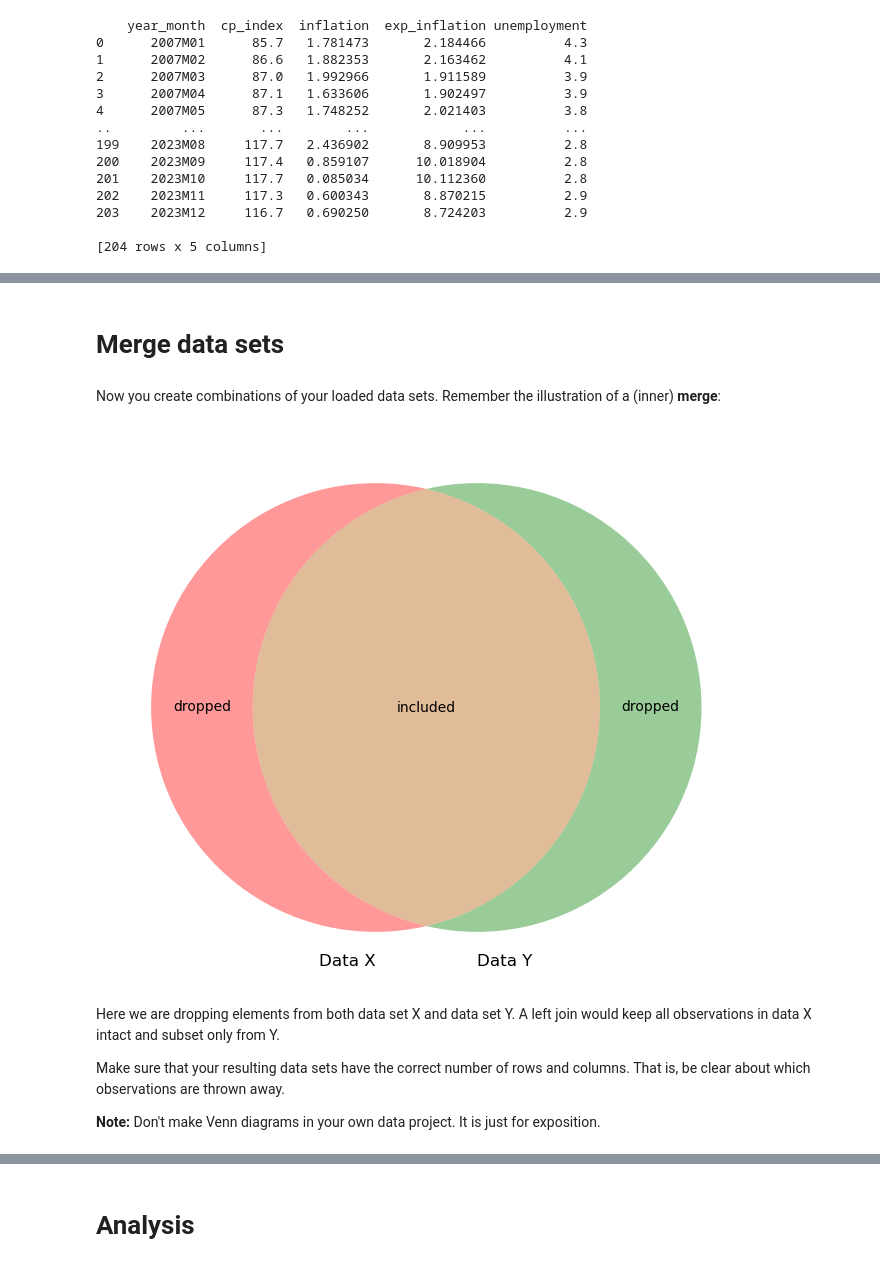
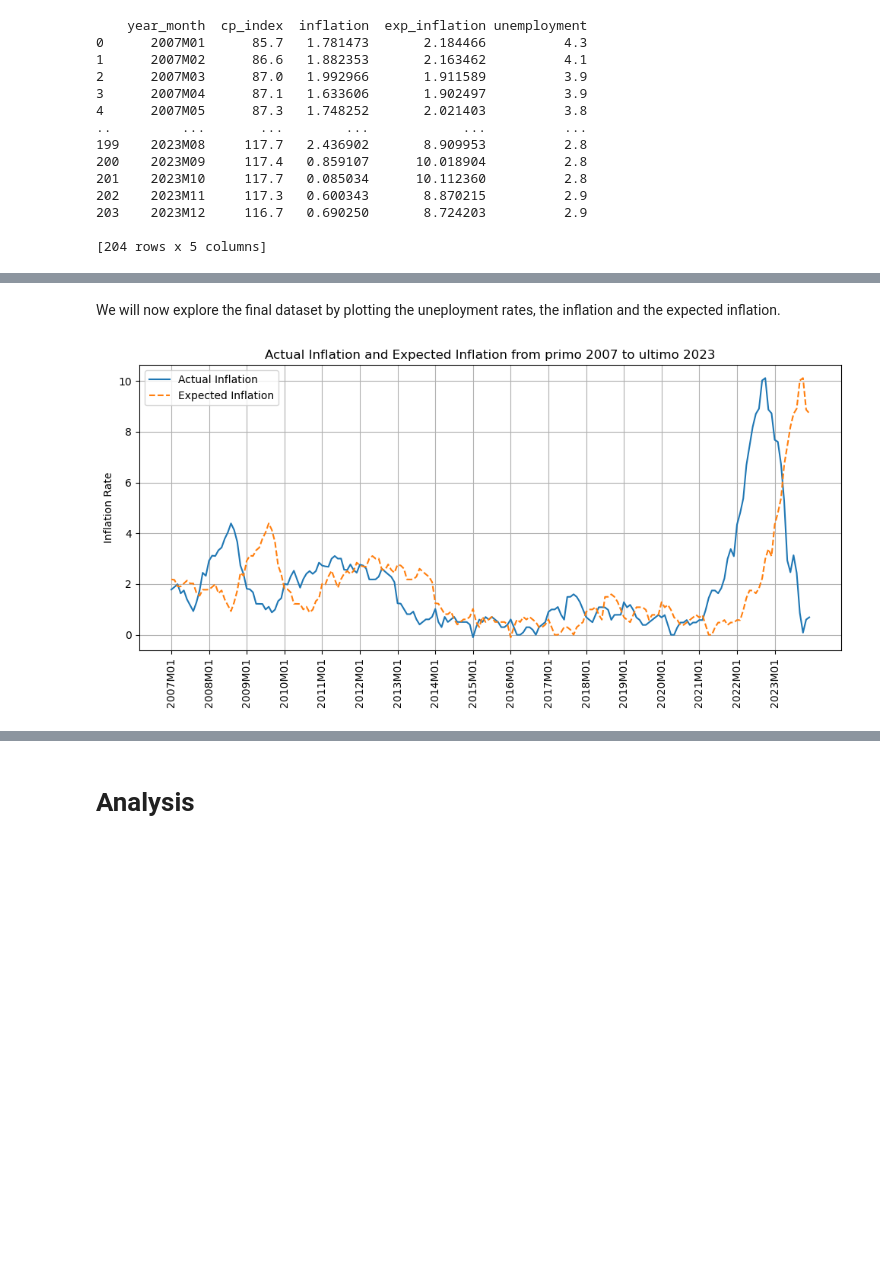
Before and after one commit to NumEconCopenhagen/projects-2024-simon-katrine, a Jupyter notebook: dataproject/dataproject.ipynb, the cells around one changed output, grey strips where cells are left out. Drawn from its saved outputs; the diff is of its cells as text; code cells hidden in the pictures; blank space fills up the shorter version.

```diff
--- a/dataproject/dataproject.ipynb
+++ b/dataproject/dataproject.ipynb
@@ -342,19 +326,34 @@ Explain what you see when moving elements of the interactive plot around.
-# %% [markdown]
-# Merge data sets
-# %% [markdown]
-Now you create combinations of your loaded data sets. Remember the illustration of a (inner) **merge**:
-# %%
-plt.figure(figsize=(15,7))
-v = venn2(subsets = (4, 4, 10), set_labels = ('Data X', 'Data Y'))
-v.get_label_by_id('100').set_text('dropped')
-v.get_label_by_id('010').set_text('dropped' )
-v.get_label_by_id('110').set_text('included')
-plt.show()
-# %% [output]
-[figure, removed]
-# %% [markdown]
-Here we are dropping elements from both data set X and data set Y. A left join would keep all observations in data X intact and subset only from Y.
-
-Make sure that your resulting data sets have the correct number of rows and columns. That is, be clear about which observations are thrown away.
-
-**Note:** Don't make Venn diagrams in your own data project. It is just for exposition.
+# %% [markdown]
+We will now explore the final dataset by plotting the uneployment rates, the inflation and the expected inflation.
+# %%
+# Convert the inflation data to numeric form for plotting
+#final_dataset['inflation'] = pd.to_numeric(final_dataset['inflation'], errors='coerce')
+#final_dataset['exp_inflation'] = pd.to_numeric(final_dataset['exp_inflation'], errors='coerce')
+
+# Create the static plot with matplotlib for actual and expected inflation
+plt.figure(figsize=(10, 5))
+plt.plot(final_dataset['year_month'], final_dataset['inflation'], label='Actual Inflation')
+plt.plot(final_dataset['year_month'], final_dataset['exp_inflation'], label='Expected Inflation', linestyle='--')
+
+plt.xlabel('')
+plt.ylabel('Inflation Rate')
+plt.title('Actual Inflation and Expected Inflation from primo 2007 to ultimo 2023')
+plt.xticks(ticks=final_dataset['year_month'][::12], labels=final_dataset['year_month'][::12], rotation=90)
+plt.legend()
+
+plt.grid(True)
+plt.tight_layout()
+plt.show()
+
+# Create the interactive plot with plotly for actual and expected inflation
+fig = px.line(final_dataset, x='year_month', y=['inflation', 'exp_inflation'], title='Actual Inflation and Expected Inflation from primo 2007 to ultimo 2023', labels={'value': 'Inflation Rate', 'year_month': 'Year and month', 'variable': 'Rate Type'})
+
+# Rename the legends by updating the names of the traces
+for trace, name in zip(fig.data, ['Actual Inflation', 'Expected Inflation']):
+    trace.name = name
+
+#fig.update_traces(mode='lines', hoverinfo='text+name', line=dict(width=2))
+fig.update_layout(xaxis_tickangle=-45, xaxis=dict(tickmode='array', tickvals=final_dataset['year_month'][::12], ticktext=final_dataset['year_month'][::12]))
+fig.show()
+# %% [output]
+[figure, added]
```
Also changed, not shown: parts of 24 cells of this notebook.
